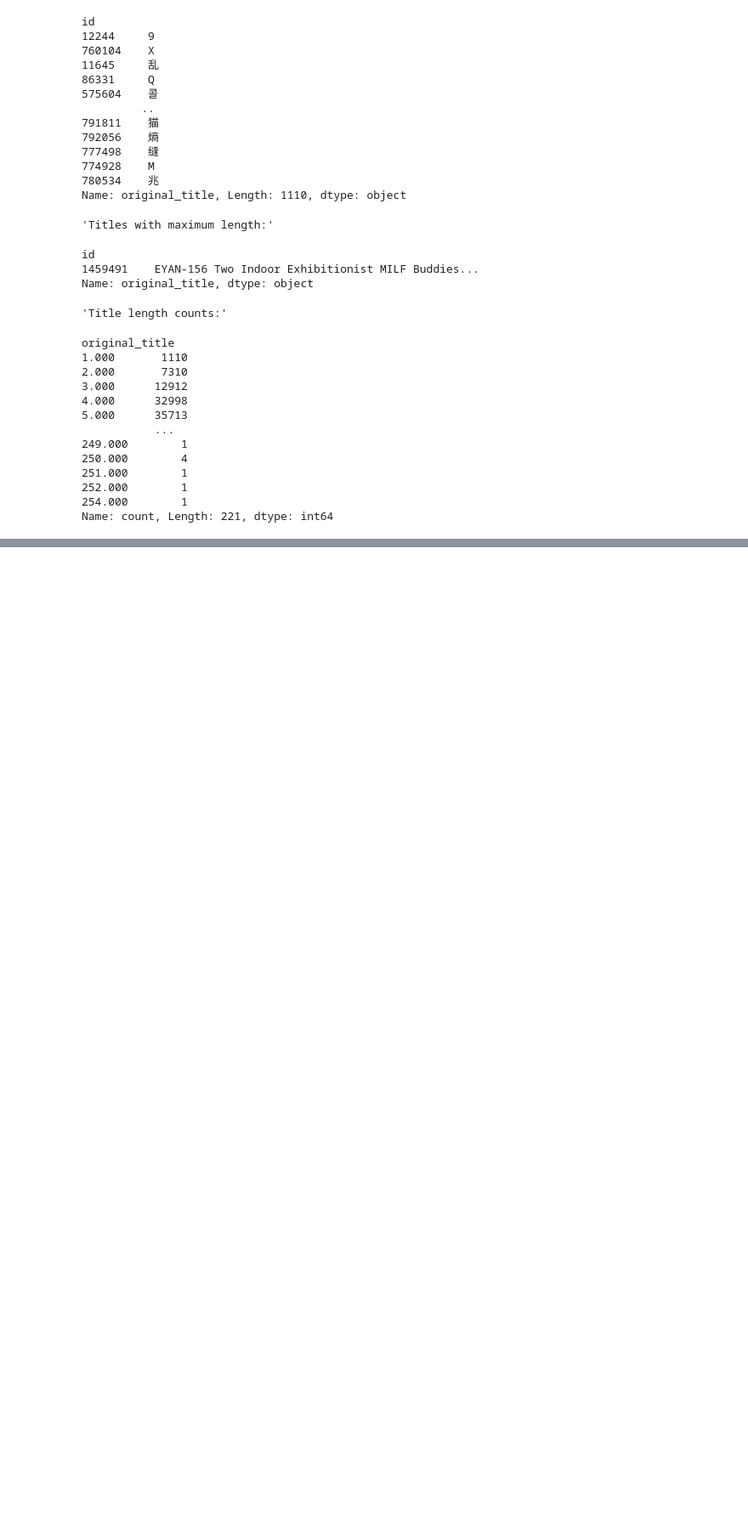
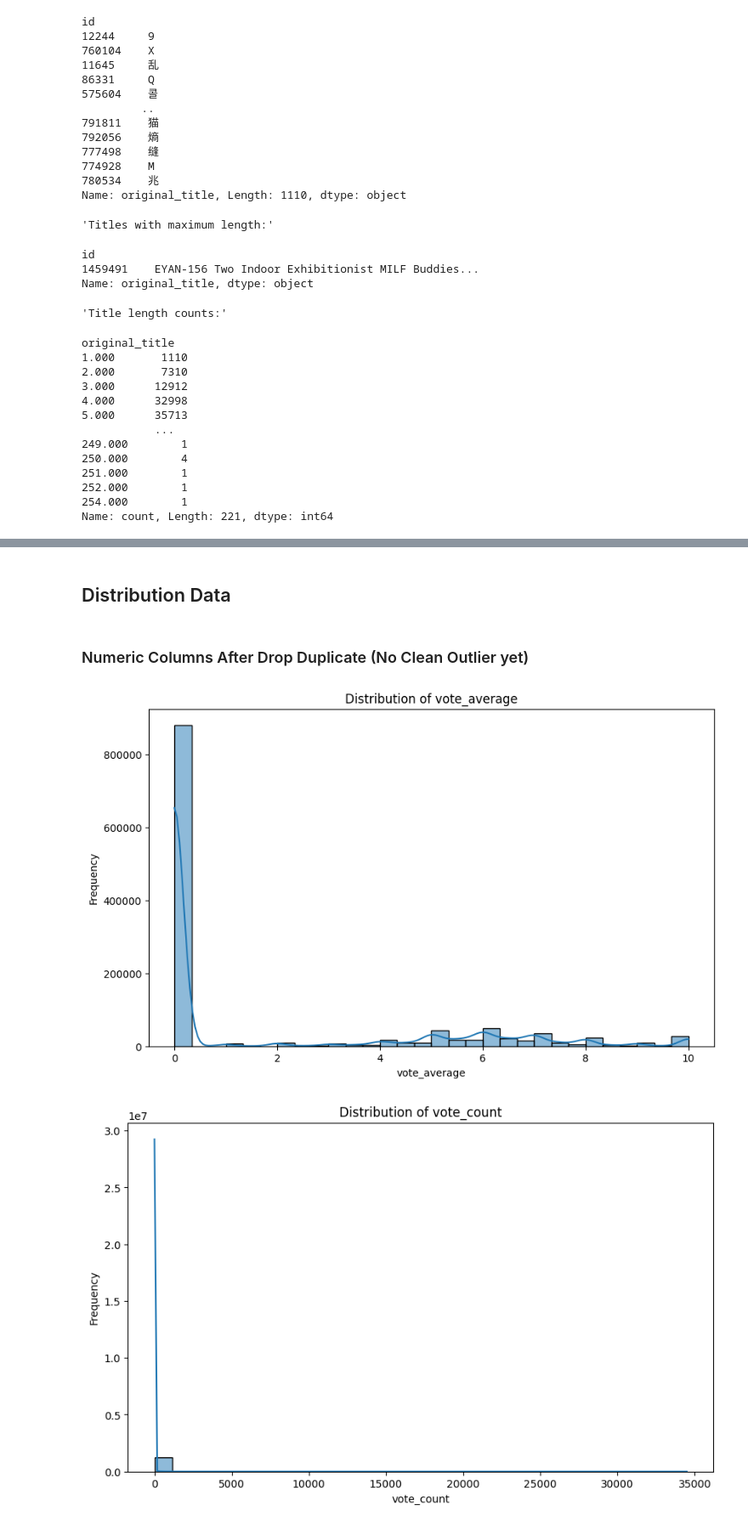
Before and after one commit to 6587093polakornming/Airflow_Spark_Local, a Jupyter notebook: eda/eda_notebook.ipynb, the cells around one changed output, grey strips where cells are left out. Shown at 85% size. Cells and saved outputs as stored; diff of their text form; code cells hidden in the pictures; blank space fills up the shorter version.

```diff
--- a/eda/eda_notebook.ipynb
+++ b/eda/eda_notebook.ipynb
@@ -630,0 +1716,30 @@ Name: count, Length: 221, dtype: int64
+# %% [markdown]
+## Distribution Data
+# %% [markdown]
+### Numeric Columns After Drop Duplicate (No Clean Outlier yet)
+# %%
+numeric_column_lst = ['vote_average', 'vote_count', 'revenue', 'runtime', 'budget','popularity']
+
+# Create Distribution Plots for Numeric Columns
+def create_distribution_plot(df, column):
+    """
+    Create a distribution plot for a given column in the DataFrame.
+
+    Parameters:
+    df (DataFrame): The DataFrame containing the data.
+    column (str): The name of the column to plot.
+    """
+    plt.figure(figsize=(10, 6))
+    sns.histplot(df[column], kde=True, bins=30)
+    plt.title(f'Distribution of {column}')
+    plt.xlabel(column)
+    plt.ylabel('Frequency')
+    plt.show()
+
+for column in numeric_column_lst:
+    create_distribution_plot(df_no_duplicates, column)
+
+# NOTE budget and revenue have a lot of zero values
+# %% [output]
+[figure, added]
+[figure, added]
```
Also changed, not shown: parts of 69 cells of this notebook.
